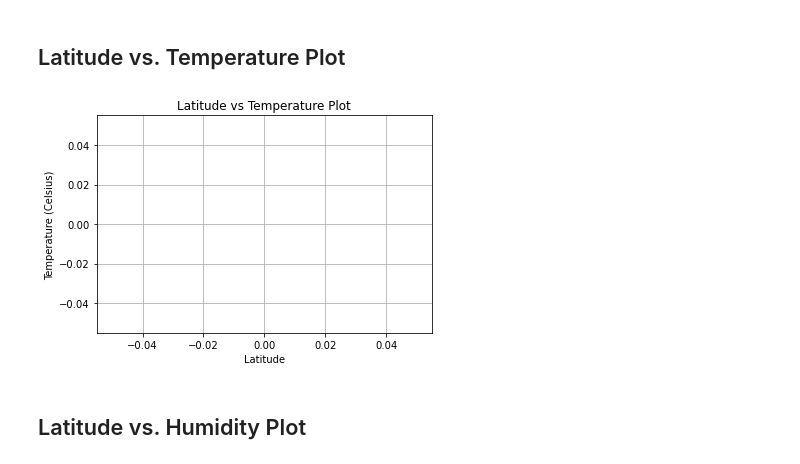
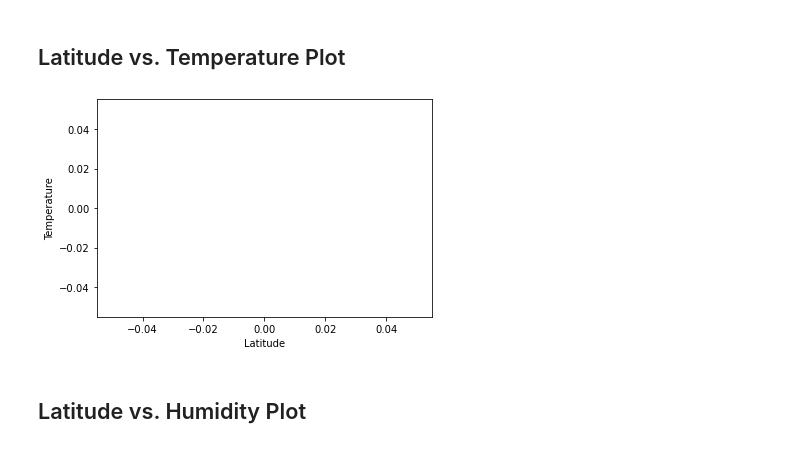
Before and after one commit to shuchiK38/Python-API-Challenge, a Jupyter notebook: Weatherpy/WeatherPy.ipynb, the cells around one changed output. Cells and saved outputs as stored; diff of their text form; code cells hidden in the pictures.

```diff
--- a/Weatherpy/WeatherPy.ipynb
+++ b/Weatherpy/WeatherPy.ipynb
@@ -54,12 +61,10 @@ len(cities)
 * Perform a weather check on each city using a series of successive API calls.
 * Include a print log of each city as it'sbeing processed (with the city number and city name).
 # %%
-url = "http://api.openweathermap.org/data/2.5/weather?APPID="+ weather_api_key
-print(url)
-print(cities)
+
 # set up lists to hold reponse info
 cities = []
-lat = []
+lat_lng = []
 temp = []
 humidity = []
 wind  = []
@@ -71,7 +76,7 @@ for i in range(len(cities)):
     response = requests.get(url +"&q="+cities[i]).json()
     print(response)
     print(str(i+1) + "."+ cities[i])
-    lat.append(response['coord']['lat'])
+    lat_lng.append(response['coord']['lat'])
     temp.append(response['main']['temp'])
 
     humidity.append(response['main']['humidity'])
@@ -80,6 +85,6 @@ for i in range(len(cities)):
 
 
 
-print(f"The latitude information received is: {lat}")
+print(f"The latitude information received is: {lat_lng}")
 print(f"The temperature information received is: {temp}")
 # %% [output]
@@ -102,10 +97,13 @@ print(response)
 # %%
 #Export the city data into a .csv.
+
+cities_df.to_csv("../output_data/cities.csv", index=False)
+
 #Display the DataFrame
 
 weather_dict ={
     "City": cities,
-    "lat" : lat,
+    "lat" : lat_lng,
     "temp": temp,
     "humidity": humidity,
     "wind": wind,
@@ -130,23 +128,15 @@ Skip this step if there are no cities that have humidity > 100%.
 * Save the plotted figures as .pngs.
 # %% [markdown]
 ## Latitude vs. Temperature Plot
-# %%
-# Build a scatter plot for each data type
-plt.scatter(weather_data["lat"], weather_data["temp"], marker="o")
-
-# Incorporate the other graph properties
-plt.title("Latitude vs Temperature Plot")
-plt.ylabel("Temperature (Celsius)")
-plt.xlabel("Latitude")
-plt.grid(True)
-
-# Save the figure
-plt.savefig("LatitideandTemperature.png")
-
-# Show plot
-plt.show()
-# %% [output]
-[figure, removed]
+# %%
+x_values = weather_data['lat']
+y_values = weather_data['temp']
+plt.scatter(x_values,y_values)
+plt.xlabel('Latitude')
+plt.ylabel('Temperature')
+plt.show()
+# %% [output]
+[figure, added]
 # %% [markdown]
 ## Latitude vs. Humidity Plot
 # %%
```
Also changed, not shown: parts of 9 cells of this notebook, 3 other files.
